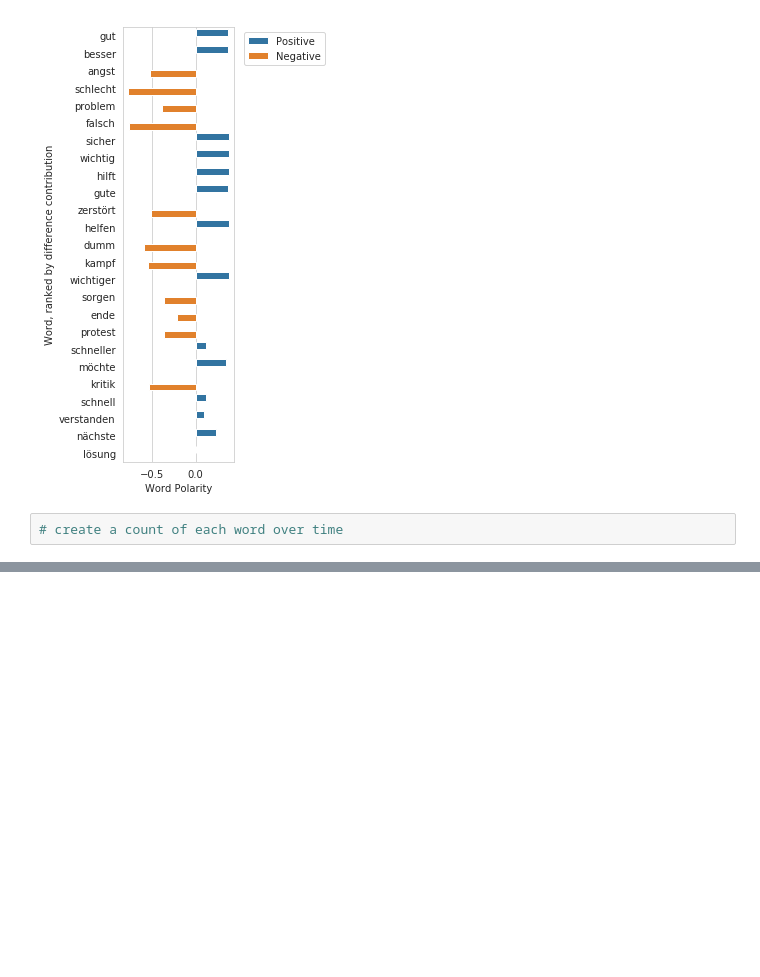
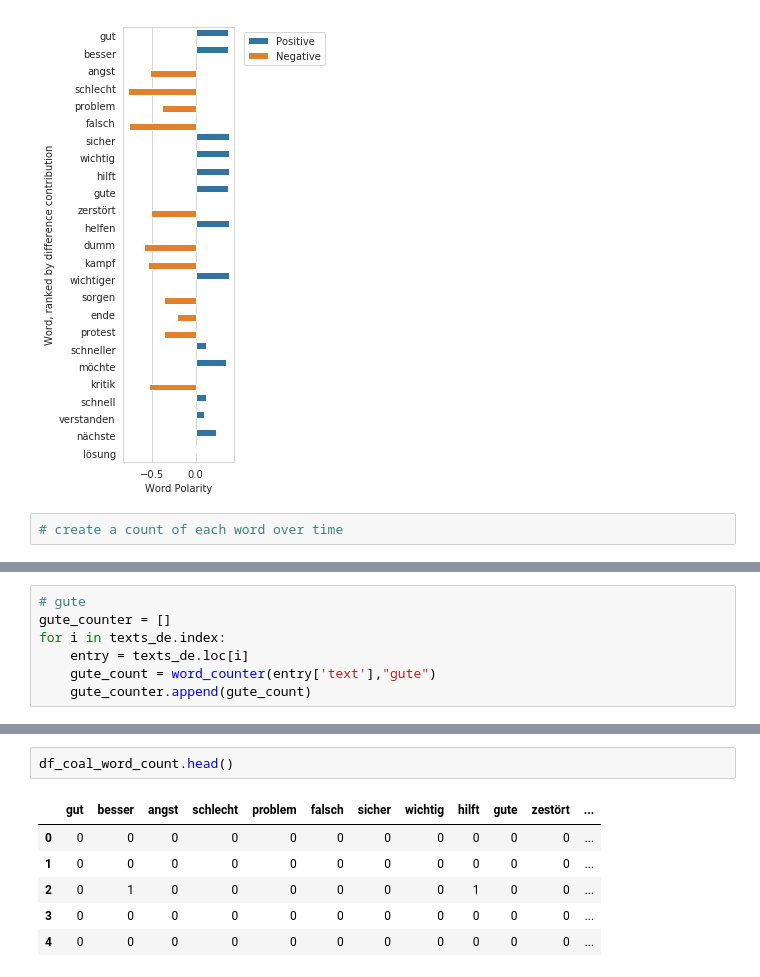
Before and after one commit to yuantinglee/twitter-discourse, a Jupyter notebook: analysis/word_shifts.ipynb, the cells around one changed output, grey strips where cells are left out. Saved outputs shown, nothing was run; the diff lists cells and outputs as text; blank space fills up the shorter version.

```diff
--- a/analysis/word_shifts.ipynb
+++ b/analysis/word_shifts.ipynb
@@ -1391,0 +1556,7 @@ plt.show()
+# %%
+# gute
+gute_counter = []
+for i in texts_de.index:
+    entry = texts_de.loc[i]
+    gute_count = word_counter(entry['text'],"gute")
+    gute_counter.append(gute_count)
@@ -1391,0 +1583,9 @@ plt.show()
+# %%
+df_coal_word_count.head()
+# %% [output]
+|  | gut | besser | angst | schlecht | problem | falsch | sicher | wichtig | hilft | gute | zestört | ... |
+| 0 | 0 | 0 | 0 | 0 | 0 | 0 | 0 | 0 | 0 | 0 | 0 | ... |
+| 1 | 0 | 0 | 0 | 0 | 0 | 0 | 0 | 0 | 0 | 0 | 0 | ... |
+| 2 | 0 | 1 | 0 | 0 | 0 | 0 | 0 | 0 | 1 | 0 | 0 | ... |
+| 3 | 0 | 0 | 0 | 0 | 0 | 0 | 0 | 0 | 0 | 0 | 0 | ... |
+| 4 | 0 | 0 | 0 | 0 | 0 | 0 | 0 | 0 | 0 | 0 | 0 | ... |
```
Also changed, not shown: parts of 25 cells of this notebook.
